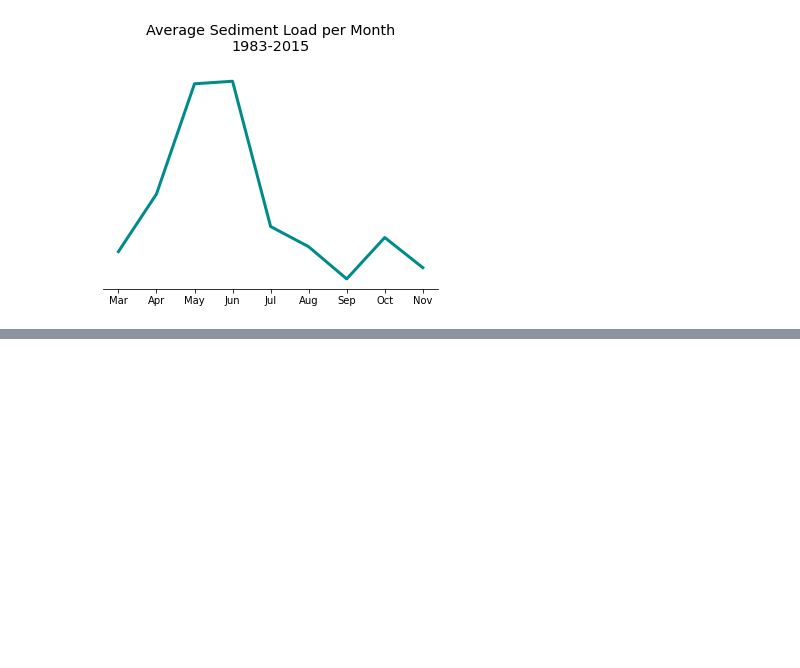
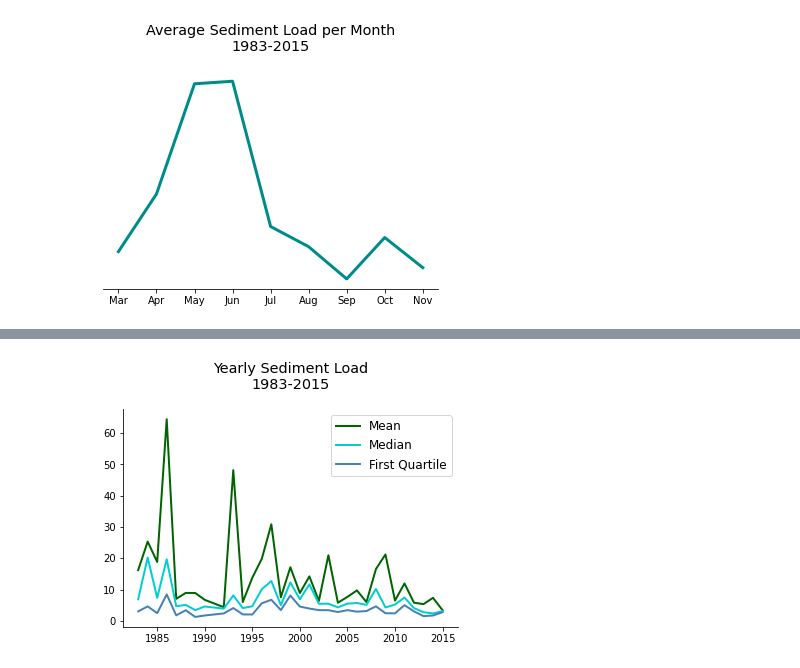
Before and after one commit to daxaurora/River_Sediment_Data_Analysis, a Jupyter notebook: River Sediment - EDA.ipynb, the cells around one changed output, grey strips where cells are left out. Saved outputs shown, nothing was run; the diff lists cells and outputs as text; code cells hidden in the pictures; blank space fills up the shorter version.

```diff
--- a/River Sediment - EDA.ipynb
+++ b/River Sediment - EDA.ipynb
@@ -393,0 +470,18 @@ No data were collected during winter months of December, January, or February fo
+# %%
+year_trend_median = sed_data.groupby(sed_data.index.year)['Sedload_mg/l'].median()
+year_trend_1q = sed_data.groupby(sed_data.index.year)['Sedload_mg/l'].quantile(q=0.25)
+# %%
+fig_year_all = plt.figure()
+ax = fig_year_all.add_subplot(1, 1, 1)
+
+ax.plot(year_trend, color='darkgreen', linewidth=2.0, label="Mean")
+ax.plot(year_trend_median, color='darkturquoise', linewidth=2.0, label="Median")
+ax.plot(year_trend_1q, color='steelblue', linewidth=2.0, label="First Quartile")
+ax.spines["top"].set_visible(False)
+ax.spines["right"].set_visible(False)
+ax.set_title('Yearly Sediment Load\n1983-2015', fontdict=titledict, pad=20)
+ax.legend(fontsize='large')
+
+plt.show()
+# %% [output]
+[figure, added]
```
Also changed, not shown: parts of 24 cells of this notebook.
